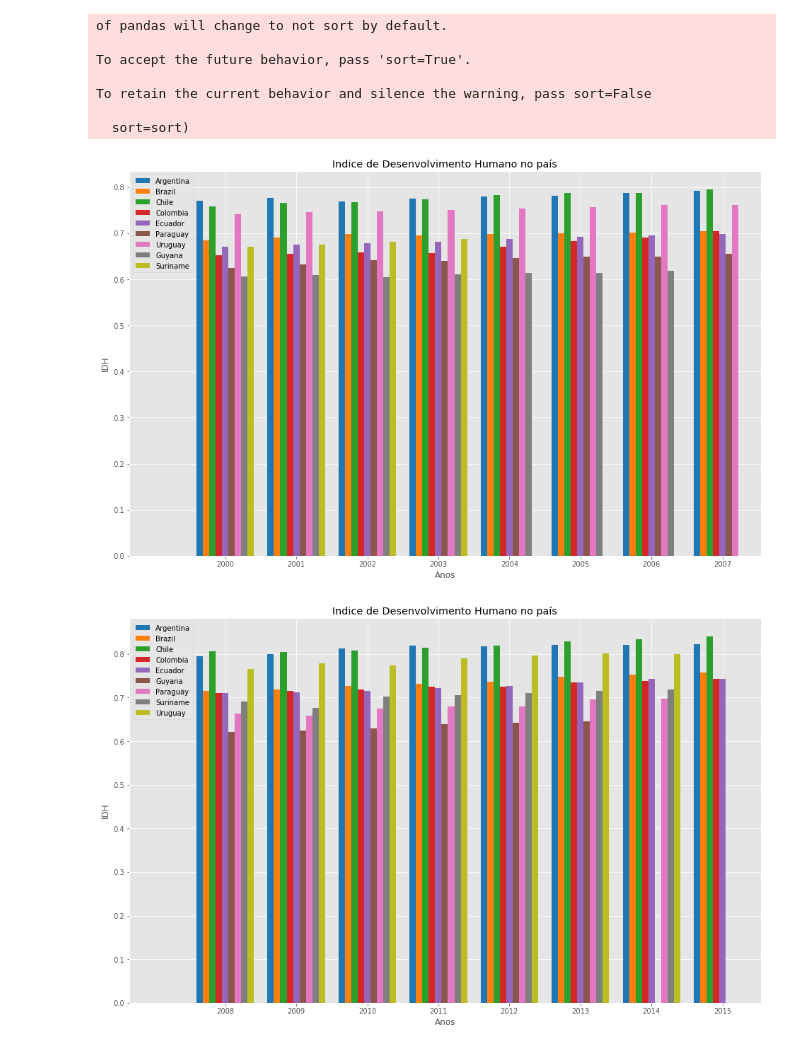
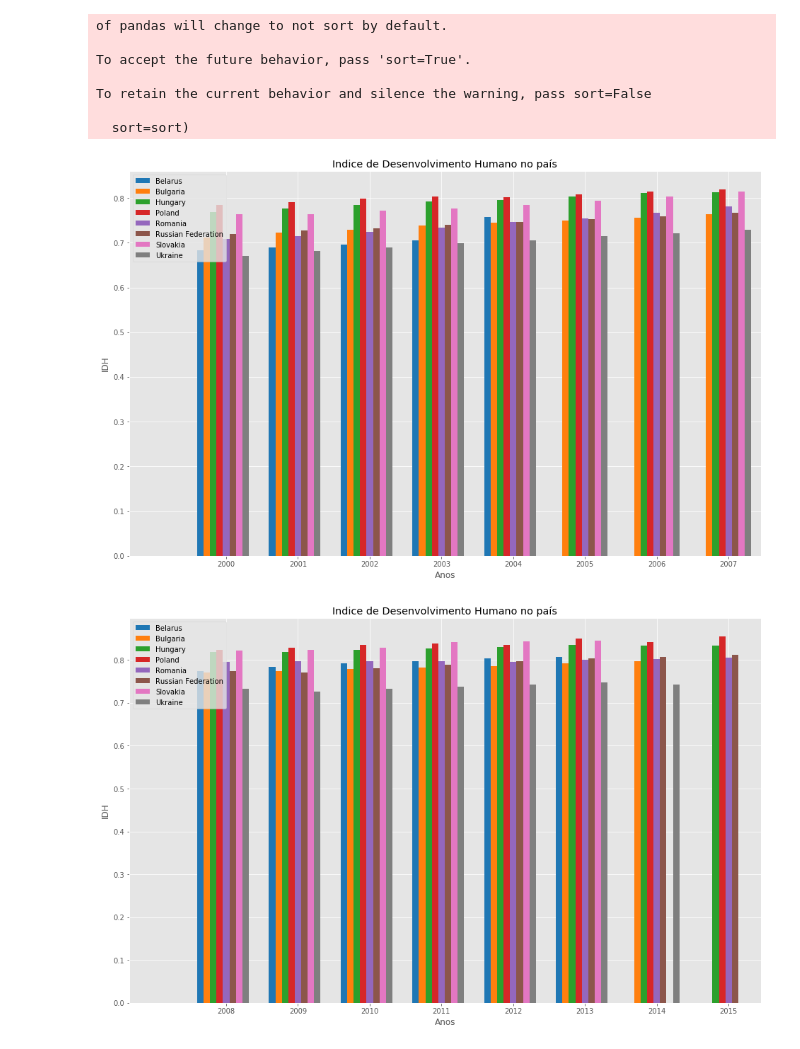
Before and after one commit to elianamsf/suicide-data-science, a Jupyter notebook: suicide_analytics.ipynb, the cells around one changed output. Drawn from its saved outputs; the diff is of its cells as text; code cells hidden in the pictures.

Commit message:
Ajustes na exibição dos países europeus

```diff
--- a/suicide_analytics.ipynb
+++ b/suicide_analytics.ipynb
@@ -46,7 +46,7 @@ central_america = result[(result["sub_region"] == "Central America")]
 central_asia = result[(result["sub_region"] == "Central Asia")]
 eastern_africa = result[(result["sub_region"] == "Eastern Africa")]
 eastern_asia = result[(result["sub_region"] == "Eastern Asia")]
-eastern_europe = result[(result["sub_region"] == "Eastern Europa")]
+eastern_europe = result[(result["sub_region"] == "Eastern Europe")]
 melanesia = result[(result["sub_region"] == "Melanesia")]
 micronesia = result[(result["sub_region"] == "Micronesia")]
 northern_america = result[(result["sub_region"] == "Northern America")]
@@ -85,5 +69,6 @@ south_america[(south_america["country" ]== "Paraguay") & (south_america["year" ]
 # %%
 group_sa = south_america.groupby(["year","country","hdi"], as_index=False).sum()
-group_sa.head(30)
+group_ee = eastern_europe.groupby(["year","country","hdi"], as_index=False).sum()
+group_ee.head(500)
 # %% [output]
 |  | year | country | hdi | suicides_no | population | suicides/100kpop | gdp-per-capita |
@@ -116,6 +102,7 @@ def insert_zero(df,start = 2000, end = 2016):
 # %%
 #Atribuindo os valores nulos ao dataframe.
 group_sa = insert_zero(group_sa)
+group_ee = insert_zero(group_ee)
 # %% [output]
 of pandas will change to not sort by default.
 
@@ -190,9 +185,9 @@ def gerar_grafico_suicide(df, axis_y, axis_x, title,wd = 0.15, start = 2000, end
 # %%
-gerar_grafico(group_sa, "IDH", "Anos", "Indice de Desenvolvimento Humano no país",0.09,2000,2008)
+gerar_grafico(group_ee, "IDH", "Anos", "Indice de Desenvolvimento Humano no país",0.09,2000,2008)
 # %% [output]
-[figure, old version]
+[figure, new version]
 # %%
-gerar_grafico(group_sa, "IDH", "Anos", "Indice de Desenvolvimento Humano no país",0.09,2008,2016)
+gerar_grafico(group_ee, "IDH", "Anos", "Indice de Desenvolvimento Humano no país",0.09,2008,2016)
 # %% [output]
-[figure, old version]
+[figure, new version]
 # %%
```
Also changed, not shown: parts of 10 cells of this notebook.
